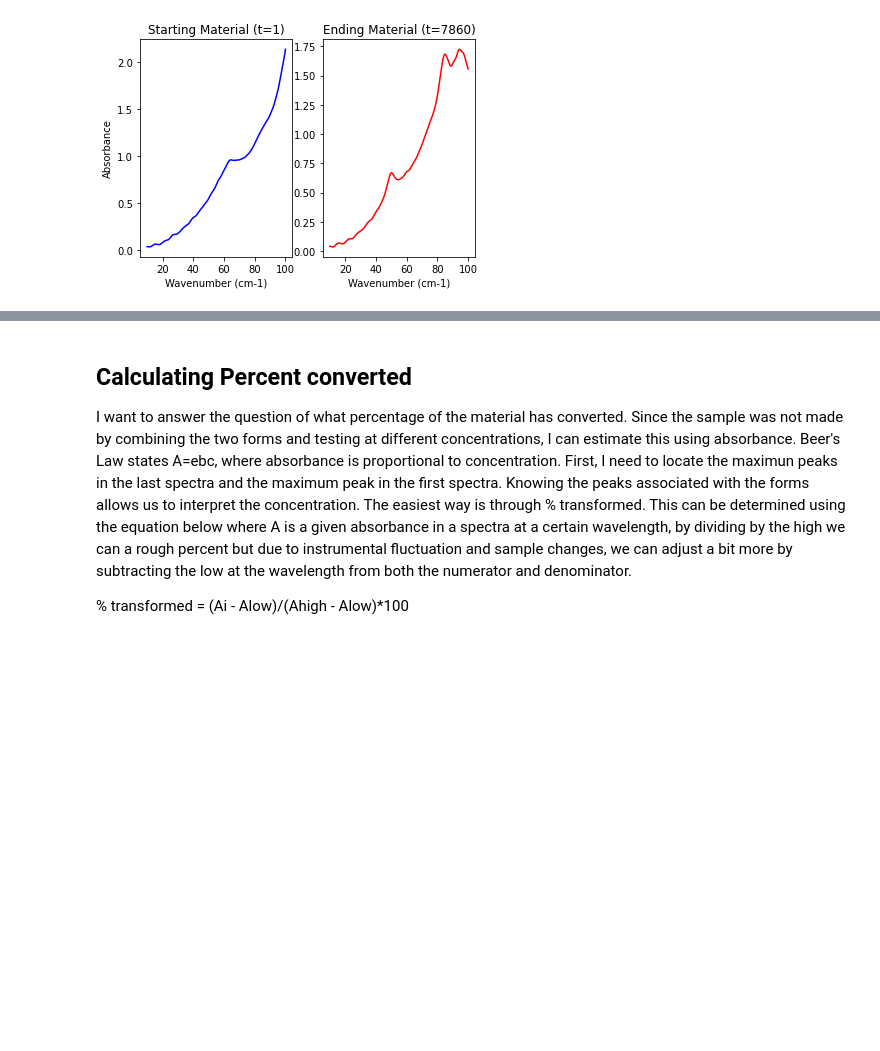
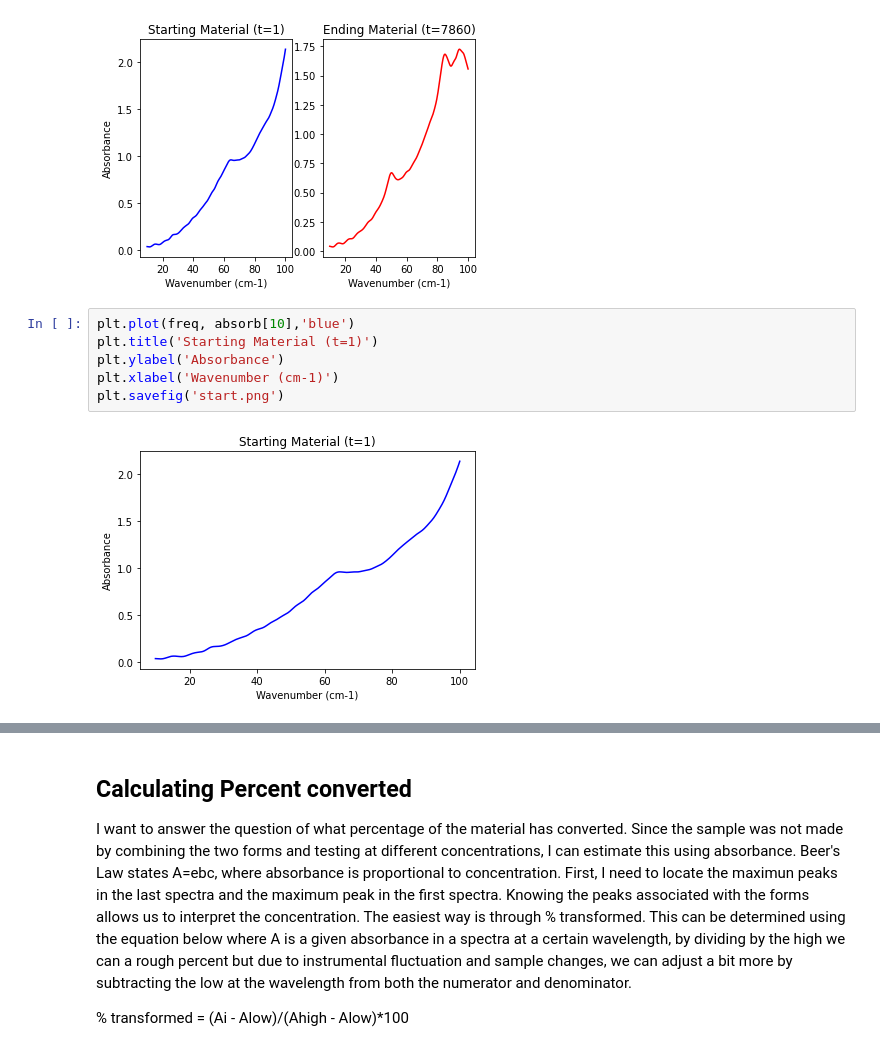
Before and after one commit to michaellaephillips/THzProject, a Jupyter notebook: THzProject.ipynb, the cells around one changed output, grey strips where cells are left out. Saved outputs shown, nothing was run; the diff lists cells and outputs as text; blank space fills up the shorter version.

```diff
--- a/THzProject.ipynb
+++ b/THzProject.ipynb
@@ -61,3 +78,11 @@ plt.title('Ending Material (t='+ str(time[-1]) + ')')
 plt.savefig('startend.png')
 # %% [output]
 [figure]
+# %%
+plt.plot(freq, absorb[10],'blue')
+plt.title('Starting Material (t=1)')
+plt.ylabel('Absorbance')
+plt.xlabel('Wavenumber (cm-1)')
+plt.savefig('start.png')
+# %% [output]
+[figure, added]
```
Also changed, not shown: parts of 29 cells of this notebook, 13 other files.
